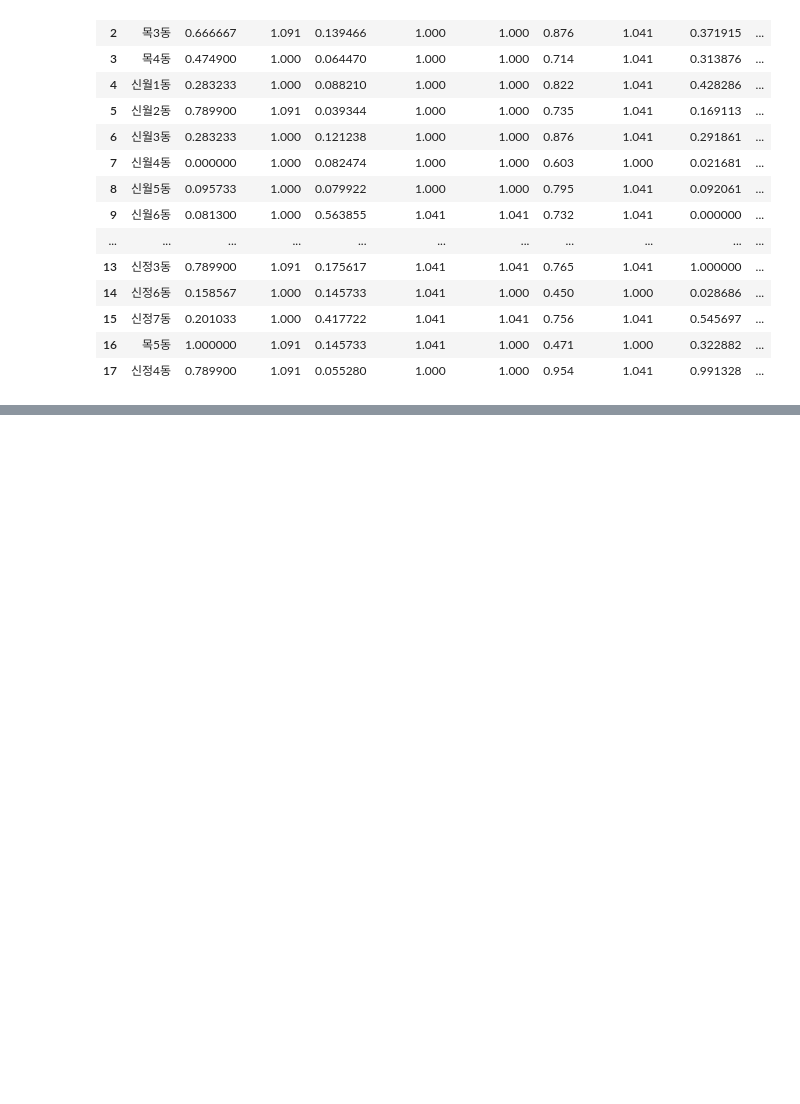
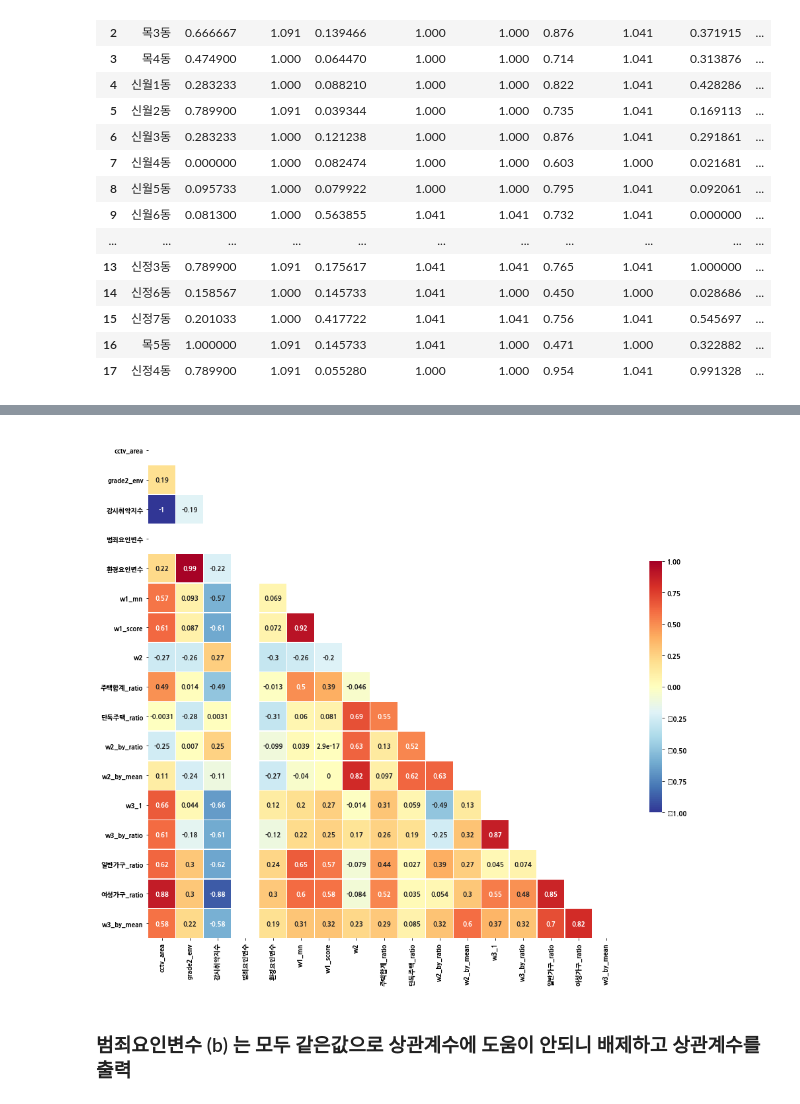
Before and after one commit to AdonisHan/yc_cctv_1214, a Jupyter notebook: data_for_emd_cctv_1214.ipynb, the cells around one changed output, grey strips where cells are left out. Drawn from its saved outputs; the diff is of its cells as text; code cells hidden in the pictures; blank space fills up the shorter version.

```diff
--- a/data_for_emd_cctv_1214.ipynb
+++ b/data_for_emd_cctv_1214.ipynb
@@ -844,0 +867,2 @@ w_all_merged_2.to_csv("w_all_merged_2_1215.csv",header=True,index=False, encodin
+# %%
+overall_merged_w_2 = overall_merged_w.loc[ :, ['행정동', 'cctv_area','grade2_env', 'a', 'b', 'c', 'w1_mn', 'w1_score', 'w2','주택합계_ratio', '단독주택_ratio', 'w2_by_ratio', 'w2_by_mean', 'w3_1', 'w3_by_ratio', '일반가구_ratio','여성가구_ratio', 'w3_by_mean']]
@@ -844,0 +881,6 @@ w_all_merged_2.to_csv("w_all_merged_2_1215.csv",header=True,index=False, encodin
+# %%
+overall_merged_w_2.rename(columns = {'a' : '감시취약지수'},inplace = True)
+overall_merged_w_2.rename(columns = {'b' : '범죄요인변수'},inplace = True)
+overall_merged_w_2.rename(columns = {'c' : '환경요인변수'},inplace = True)
+# %%
+df_corr = overall_merged_w_2.corr()
@@ -844,0 +911,12 @@ w_all_merged_2.to_csv("w_all_merged_2_1215.csv",header=True,index=False, encodin
+# %%
+mask = np.zeros_like(df_corr, dtype= np.bool)
+mask[np.triu_indices_from(mask)] = True
+# %%
+plt.figure(figsize=(16,14))
+sns.heatmap(df_corr, cmap = 'RdYlBu_r', annot = True, mask = mask,linewidths = 0.5, cbar_kws = {"shrink":.5}, vmin = -1, vmax = 1)
+plt.savefig('CCTV_상관계수.png')
+plt.show()
+# %% [output]
+[figure, added]
+# %% [markdown]
+### 범죄요인변수 (b) 는 모두 같은값으로 상관계수에 도움이 안되니 배제하고 상관계수를 출력
```
Also changed, not shown: parts of 31 cells of this notebook.
